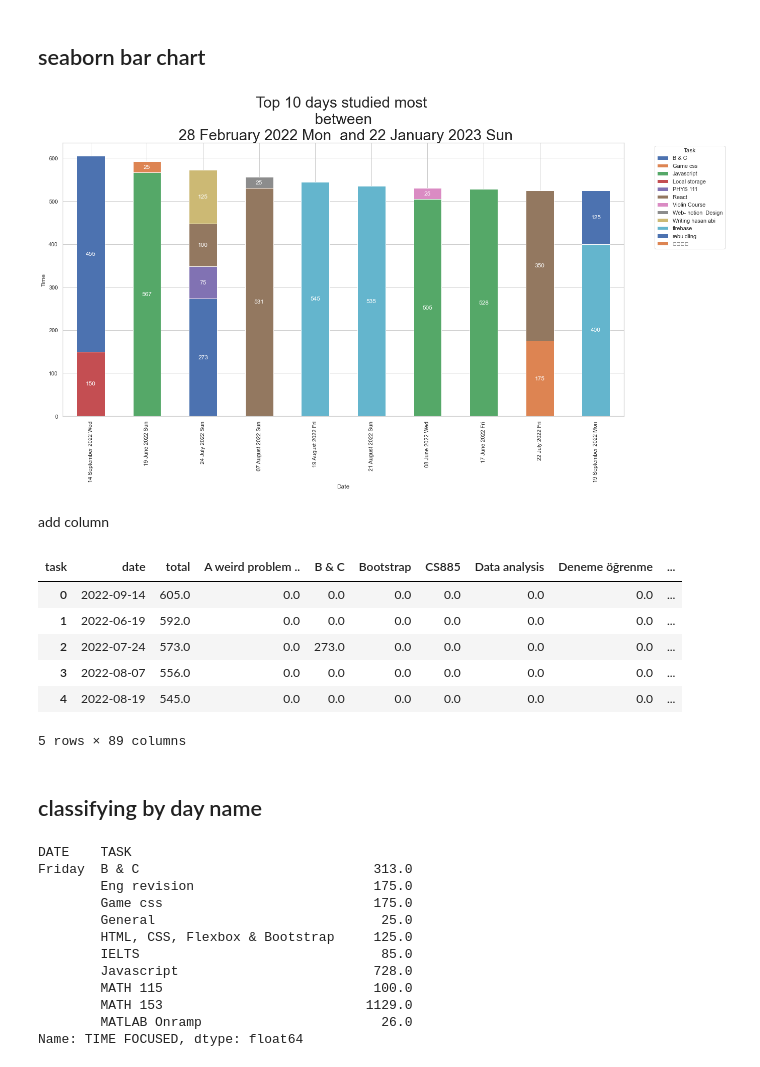
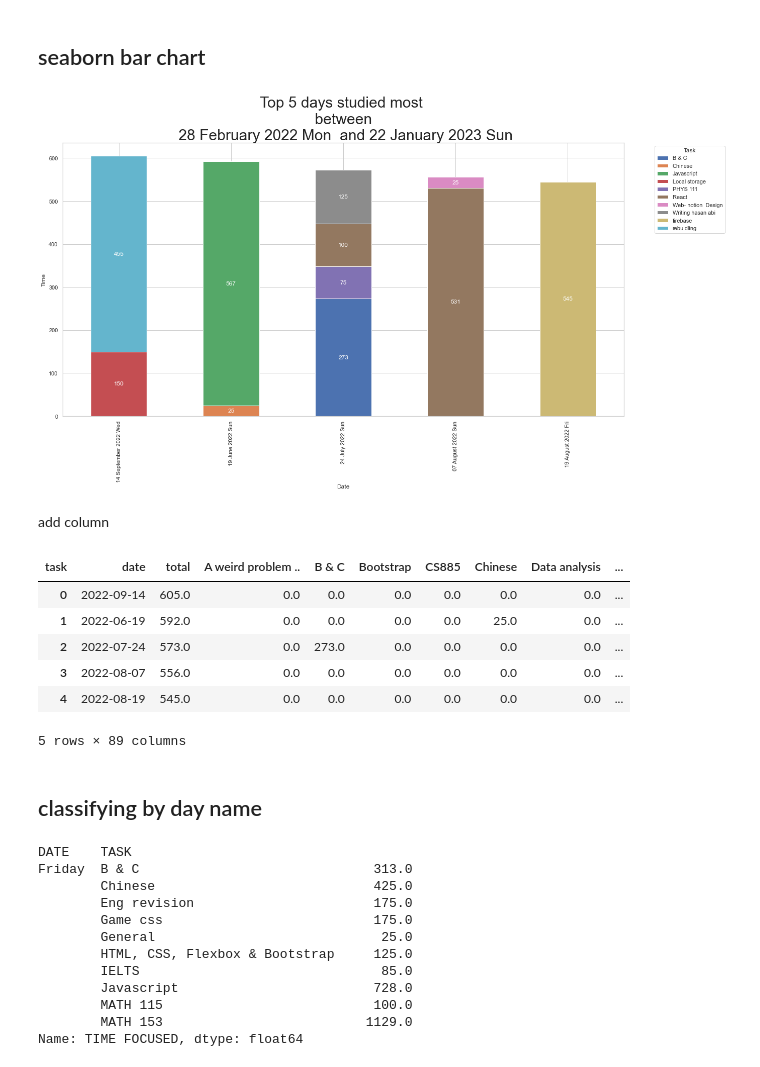
Before and after one commit to itszehrakaya/study-analysis, a Jupyter notebook: data_manipulation.ipynb, the cells around one changed output. Saved outputs shown, nothing was run; the diff lists cells and outputs as text; code cells hidden in the pictures.

```diff
--- a/data_manipulation.ipynb
+++ b/data_manipulation.ipynb
@@ -86,7 +86,7 @@ df_copy.loc[df_copy['TASK'].str.contains('Ch|ch|CH'), 'TASK'] = 'PHYS 111'
 df_copy.loc[df_copy['TASK'].str.contains('153'), 'TASK'] = 'MATH 153'
 df_copy.loc[df_copy['TASK'].str.contains('April|March|February|Revision|Eng'), 'TASK'] = 'Eng revision'
 df_copy.loc[df_copy['TASK'].str.contains('Py'), 'TASK'] = 'Python'
-
+df_copy.loc[df_copy['TASK'].str.contains('学习中文'), 'TASK'] = 'Chinese'
 time_spent = df_copy.groupby(['TASK']).sum()
 time_spent.sort_values(by=['TIME FOCUSED'], ascending= False).head(10)
 # %% [output]
@@ -254,36 +254,30 @@ unstacked_df =unstacked_df.fillna(0)
 # %% [markdown]
 ## seaborn bar chart
 # %%
-import matplotlib.font_manager as fm
 
-# Set font to Arial
-plt.rcParams['font.family'] = 'Arial'
-
-# Rest of the code
 sns_df = unstacked_df
-max_dates = sns_df.sum(axis=1).nlargest(10).index
+max_dates = sns_df.sum(axis=1).nlargest().index
 get_max = sns_df.loc[max_dates]
 get_max = get_max.loc[:, (get_max != 0).any(axis=0)]
 get_max.index = get_max.index.strftime('%d %B %Y %a')
 sns.set(style='whitegrid')
 
 ax = get_max.plot(kind='bar', stacked=True, figsize=(20, 10))
 ax.set_xlabel('Date')
 ax.set_ylabel('Time')
 ax.legend(title='Task', bbox_to_anchor=(1.05, 1), loc='upper left')
 
 for patch in ax.patches:
     x = patch.get_x() + patch.get_width() / 2
     y = patch.get_y() + patch.get_height() / 2
     value = f"{patch.get_height():.0f}"
     if patch.get_height() != 0:
         ax.text(x, y, value, ha='center', va='center', color='white')
-ax.set_title(f"Top {len(max_dates)} days studied most \n between \n {strf_start_date}  and {strf_end_date}",
-             fontsize=30)
+ax.set_title(f"Top {len(max_dates)} days studied most \n between \n {strf_start_date}  and {strf_end_date}",fontsize=30)
 
 plt.show()
 # %% [output]
-[figure, old version]
+[figure, new version]
 # %% [markdown]
 add column
 # %%
@@ -301,9 +295,9 @@ unstacked_df= unstacked_df.sort_values(by='total',
                                        ascending= False ).reset_index().head(5)
 unstacked_df
 # %% [output]
-| task | date | total | A weird problem .. | B & C | Bootstrap | CS885 | Data analysis | Deneme öğrenme | ... |
+| task | date | total | A weird problem .. | B & C | Bootstrap | CS885 | Chinese | Data analysis | ... |
 | 0 | 2022-09-14 | 605.0 | 0.0 | 0.0 | 0.0 | 0.0 | 0.0 | 0.0 | ... |
-| 1 | 2022-06-19 | 592.0 | 0.0 | 0.0 | 0.0 | 0.0 | 0.0 | 0.0 | ... |
+| 1 | 2022-06-19 | 592.0 | 0.0 | 0.0 | 0.0 | 0.0 | 25.0 | 0.0 | ... |
 | 2 | 2022-07-24 | 573.0 | 0.0 | 273.0 | 0.0 | 0.0 | 0.0 | 0.0 | ... |
 | 3 | 2022-08-07 | 556.0 | 0.0 | 0.0 | 0.0 | 0.0 | 0.0 | 0.0 | ... |
 | 4 | 2022-08-19 | 545.0 | 0.0 | 0.0 | 0.0 | 0.0 | 0.0 | 0.0 | ... |
@@ -320,6 +314,7 @@ days_df.head(10)
 # %% [output]
 DATE    TASK
 Friday  B & C                              313.0
+        Chinese                            425.0
         Eng revision                       175.0
         Game css                           175.0
         General                             25.0
@@ -328,7 +323,6 @@ Friday  B & C                              313.0
         Javascript                         728.0
         MATH 115                           100.0
         MATH 153                          1129.0
-        MATLAB Onramp                       26.0
 Name: TIME FOCUSED, dtype: float64
 # %%
 days_sns = days_df.unstack().fillna(0)
```
Also changed, not shown: parts of 2 cells of this notebook.
